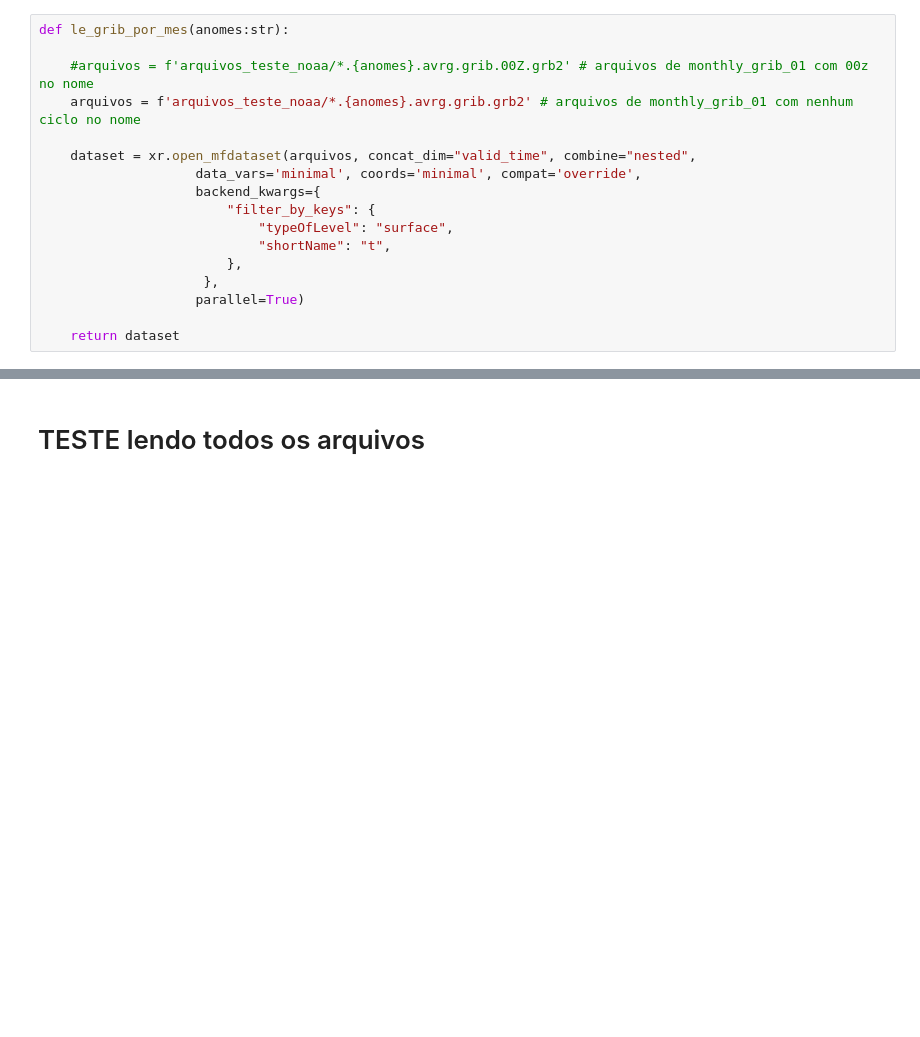
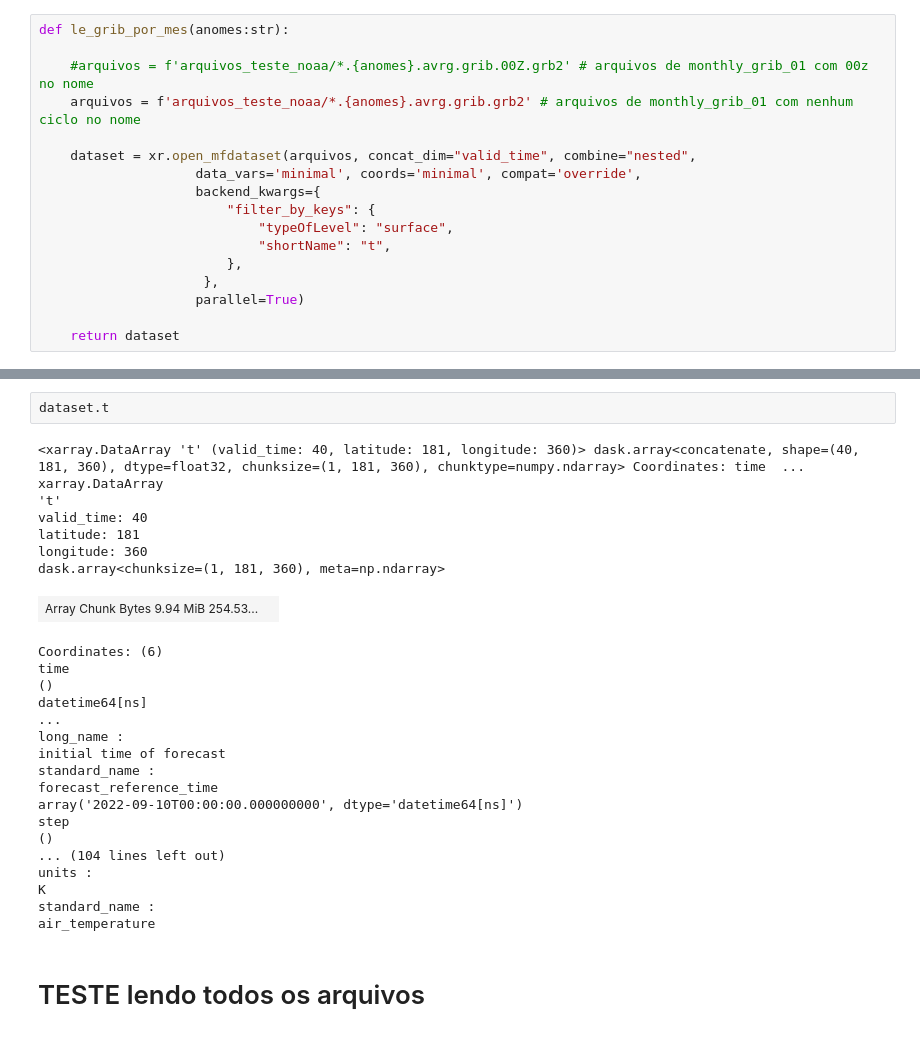
Before and after one commit to Ramonmurilo/cfs_plot_nino, a Jupyter notebook: teste_plot.ipynb, the cells around one changed output, grey strips where cells are left out. Drawn from its saved outputs; the diff is of its cells as text; blank space fills up the shorter version.

```diff
--- a/teste_plot.ipynb
+++ b/teste_plot.ipynb
@@ -218,3 +321,31 @@ fig.savefig('b.png', facecolor="white", bbox_inches="tight", dpi=300)
+# %%
+dataset.t
+# %% [output]
+<xarray.DataArray 't' (valid_time: 40, latitude: 181, longitude: 360)> dask.array<concatenate, shape=(40, 181, 360), dtype=float32, chunksize=(1, 181, 360), chunktype=numpy.ndarray> Coordinates: time  ...
+xarray.DataArray
+'t'
+valid_time: 40
+latitude: 181
+longitude: 360
+dask.array<chunksize=(1, 181, 360), meta=np.ndarray>
+| Array Chunk Bytes 9.94 MiB 254.53... |  |
+Coordinates: (6)
+time
+()
+datetime64[ns]
+...
+long_name :
+initial time of forecast
+standard_name :
+forecast_reference_time
+array('2022-09-10T00:00:00.000000000', dtype='datetime64[ns]')
+step
+()
+... (104 lines left out)
+units :
+K
+standard_name :
+air_temperature
 # %% [markdown]
 # TESTE lendo todos os arquivos
 # %%
```
Also changed, not shown: parts of 10 cells of this notebook, 6 other files.
